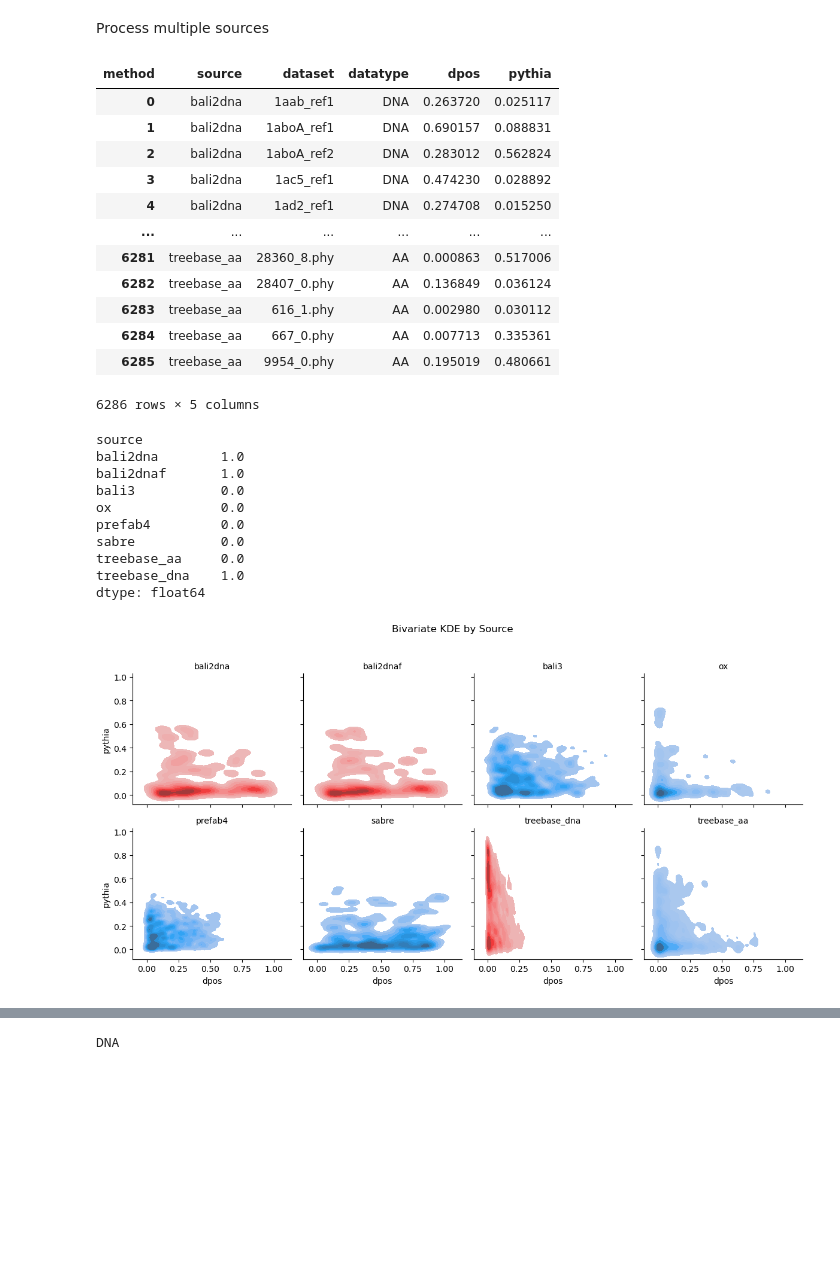
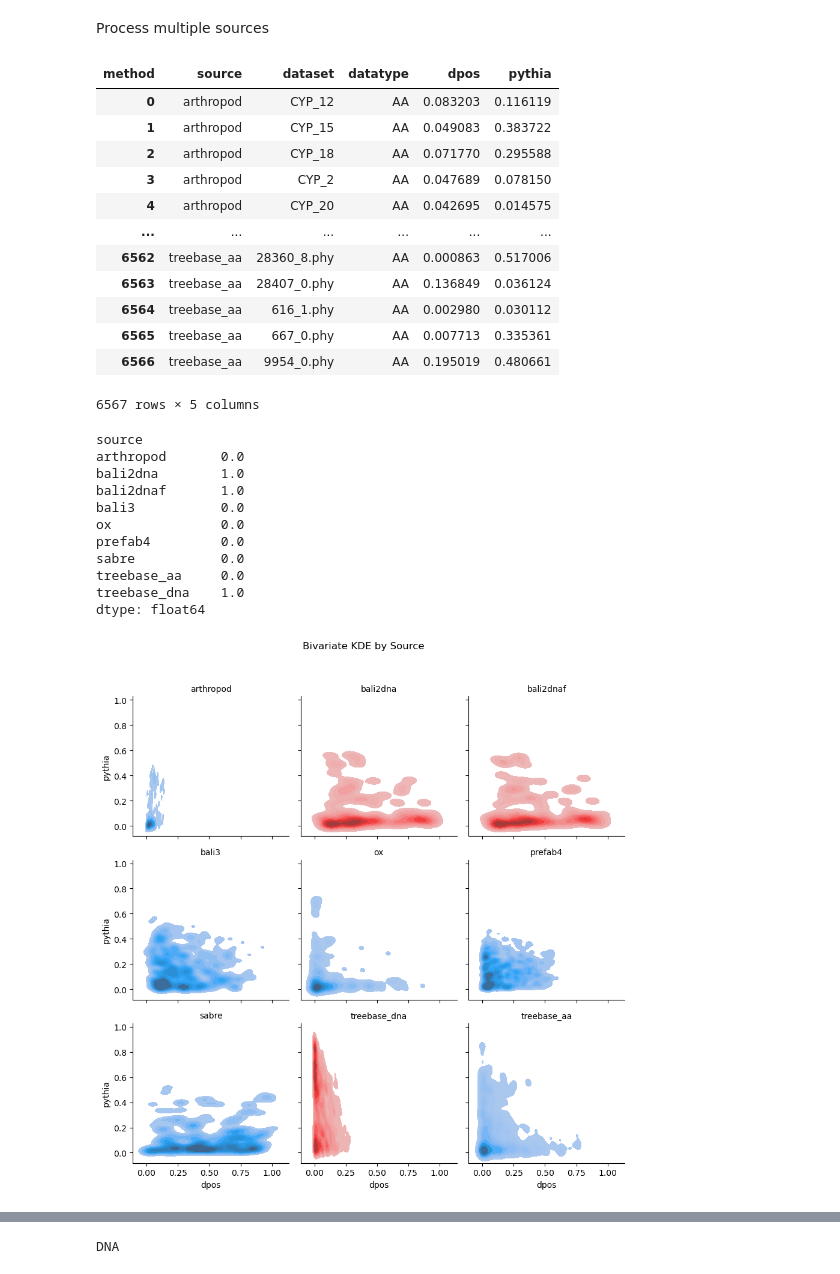
Before and after one commit to MaBody/ensemblify, a Jupyter notebook: notebooks/scoring.ipynb, the cells around one changed output, grey strips where cells are left out. Saved outputs shown, nothing was run; the diff lists cells and outputs as text; code cells hidden in the pictures; blank space fills up the shorter version.

```diff
--- a/notebooks/scoring.ipynb
+++ b/notebooks/scoring.ipynb
@@ -49,7 +49,16 @@ sn.kdeplot(
 # %% [markdown]
 Process multiple sources
 # %%
-sources = ["treebase_v1", "bali2dna", "bali2dnaf", "bali3", "ox", "prefab4", "sabre"]
+sources = [
+    "arthropod",
+    "treebase_v1",
+    "bali2dna",
+    "bali2dnaf",
+    "bali3",
+    "ox",
+    "prefab4",
+    "sabre",
+]
 dfs = []
 for source in sources:
     stats_path = Path(
@@ -85,24 +94,25 @@ plot_df = pd.concat([plot_df, dt_df], axis=0, ignore_index=True)
 plot_df
 # %% [output]
 | method | source | dataset | datatype | dpos | pythia |
-| 0 | bali2dna | 1aab_ref1 | DNA | 0.263720 | 0.025117 |
-| 1 | bali2dna | 1aboA_ref1 | DNA | 0.690157 | 0.088831 |
-| 2 | bali2dna | 1aboA_ref2 | DNA | 0.283012 | 0.562824 |
-| 3 | bali2dna | 1ac5_ref1 | DNA | 0.474230 | 0.028892 |
-| 4 | bali2dna | 1ad2_ref1 | DNA | 0.274708 | 0.015250 |
+| 0 | arthropod | CYP_12 | AA | 0.083203 | 0.116119 |
+| 1 | arthropod | CYP_15 | AA | 0.049083 | 0.383722 |
+| 2 | arthropod | CYP_18 | AA | 0.071770 | 0.295588 |
+| 3 | arthropod | CYP_2 | AA | 0.047689 | 0.078150 |
+| 4 | arthropod | CYP_20 | AA | 0.042695 | 0.014575 |
 | ... | ... | ... | ... | ... | ... |
-| 6281 | treebase_aa | 28360_8.phy | AA | 0.000863 | 0.517006 |
-| 6282 | treebase_aa | 28407_0.phy | AA | 0.136849 | 0.036124 |
-| 6283 | treebase_aa | 616_1.phy | AA | 0.002980 | 0.030112 |
-| 6284 | treebase_aa | 667_0.phy | AA | 0.007713 | 0.335361 |
-| 6285 | treebase_aa | 9954_0.phy | AA | 0.195019 | 0.480661 |
+| 6562 | treebase_aa | 28360_8.phy | AA | 0.000863 | 0.517006 |
+| 6563 | treebase_aa | 28407_0.phy | AA | 0.136849 | 0.036124 |
+| 6564 | treebase_aa | 616_1.phy | AA | 0.002980 | 0.030112 |
+| 6565 | treebase_aa | 667_0.phy | AA | 0.007713 | 0.335361 |
+| 6566 | treebase_aa | 9954_0.phy | AA | 0.195019 | 0.480661 |
-6286 rows × 5 columns
+6567 rows × 5 columns
 # %%
 plot_df.groupby("source").apply(lambda group: group.isna().mean())
 plot_df.groupby("source").apply(lambda group: (group.datatype == "DNA").mean())
 # plot_df["pythia"].isna()
 # %% [output]
 source
+arthropod       0.0
 bali2dna        1.0
 bali2dnaf       1.0
 bali3           0.0
@@ -115,32 +125,32 @@ dtype: float64
 # %%
 from functools import partial
 
 ax_lims = [0, 1]
 # sn.kdeplot(
 #     plot_df, x="dpos", y="pythia", hue="source", fill=True, alpha=0.8, bw_adjust=0.9
 # )
 # sources = plot_df["source"].unique()
 # n = np.ceil(np.sqrt(len(sources)))
 # sn.scatterplot(plot_df, x="dpos", y="pythia", hue="source", style="source", alpha=0.75)
 # plt.xlim(ax_lims)
 # plt.ylim(ax_lims)
 
 palette = {"DNA": "tab:red", "AA": "tab:blue"}
 
-g = sn.FacetGrid(plot_df, col="source", col_wrap=4, height=3)
+g = sn.FacetGrid(plot_df, col="source", col_wrap=3, height=3)
 g.map_dataframe(
     partial(sn.kdeplot, bw_adjust=0.4, hue="datatype", palette=palette),
     x="dpos",
     y="pythia",
     fill=True,
     thresh=0.05,
 )
 g.set_titles(col_template="{col_name}")
 g.figure.suptitle("Bivariate KDE by Source", y=1.03)
 plt.tight_layout()
 plt.show()
 # %% [output]
-[figure, old version]
+[figure, new version]
 # %%
 sort_col = 1 / (1 / plot_df["dpos"] + 1 / plot_df["pythia"].fillna(0))
 sort_idxs = sort_col.argsort()
```
Also changed, not shown: parts of 1 cell of this notebook, 1 other file.
